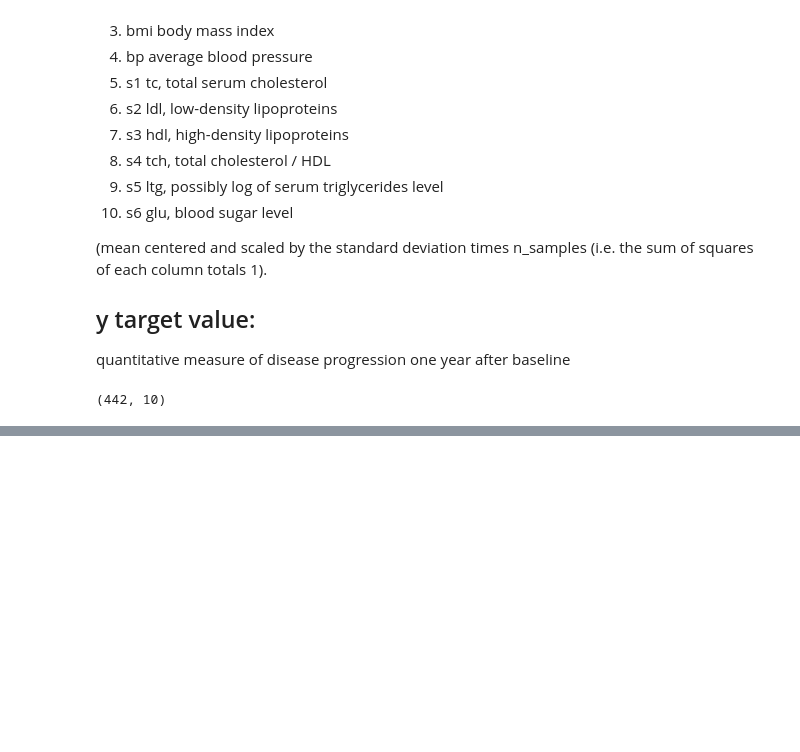
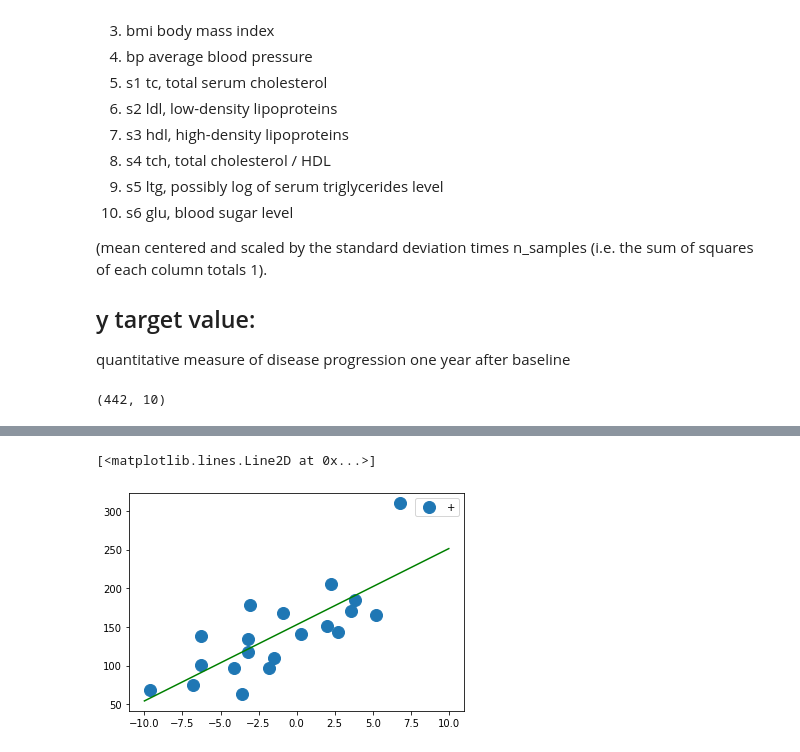
Before and after one commit to changsin/ML, a Jupyter notebook: MIU/04.linear_regression.ipynb, the cells around one changed output, grey strips where cells are left out. Drawn from its saved outputs; the diff is of its cells as text; code cells hidden in the pictures; blank space fills up the shorter version.

```diff
--- a/MIU/04.linear_regression.ipynb
+++ b/MIU/04.linear_regression.ipynb
@@ -230,6 +230,0 @@ X[:, 8].shape
-# %%
-m = y.size
-# Add a column of ones to X. The numpy function stack joins arrays along a given axis.
-# The first axis (axis=0) refers to rows (training examples)
-# and second axis (axis=1) refers to columns (features).
-X = np.stack([np.ones(m), X[:, 8]], axis=1)
@@ -240,7 +231,8 @@ X[:20, :].shape
 # %%
-J = computeCost(X[:20, :], y[:20], theta=np.array([0.0, 0.0]))
+theta=np.array([0.0, 0.0])
+J = computeCost(X_part, y_part, theta=theta)
 print('With theta = [0, 0] \nCost computed = %.2f' % J)
-print('Expected cost value (approximately) 32.07\n')
+print('Expected cost value (approximately) 11497.70\n')
 # %% [output]
 With theta = [0, 0]
 Cost computed = 11497.70
@@ -247,0 +315,10 @@ Expected cost value (approximately) 32.07
+# %%
+# initialize fitting parameters
+theta = np.zeros(2)
+
+# some gradient descent settings
+iterations = 1000
+alpha = 0.01
+
+theta, J_history = gradientDescent(X_part, y_part, theta, alpha, iterations)
+print('Theta found by gradient descent: {:.4f}, {:.4f}'.format(*theta))
@@ -247,0 +343,10 @@ Expected cost value (approximately) 32.07
+# %%
+ax = plot_data(X_part[:, 1], y_part)
+
+x_line = np.linspace(-10, 10, 100)
+y_line = theta[1]*x_line + theta[0]
+
+ax.plot(x_line, y_line, 'g', label='y=wx+b')
+# %% [output]
+[<matplotlib.lines.Line2D at 0x...>]
+[figure, added]
```
Also changed, not shown: parts of 8 cells of this notebook.
